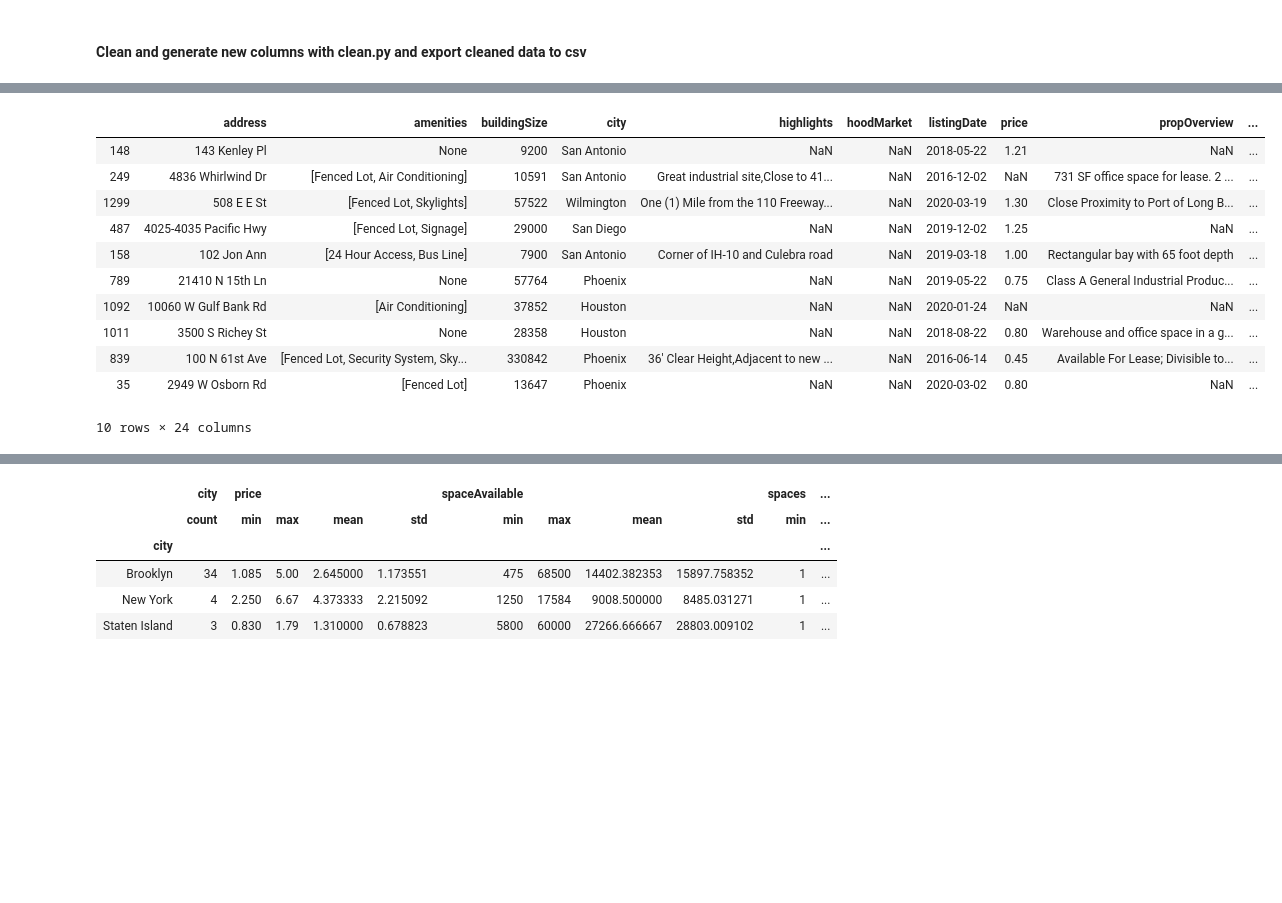
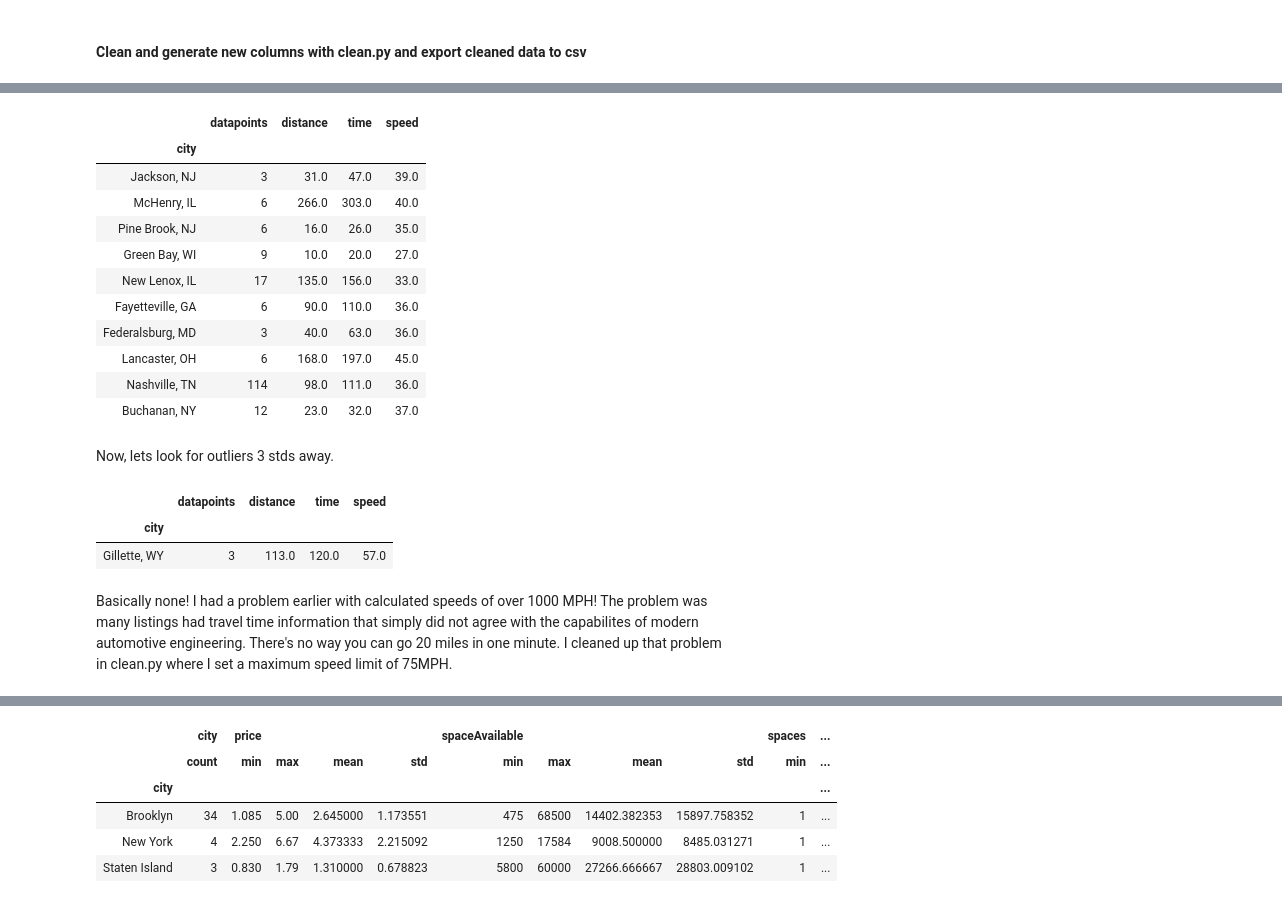
Before and after one commit to snuzbrokh/warehouses, a Jupyter notebook: analysis/testing.ipynb, the cells around one changed output, grey strips where cells are left out. Saved outputs shown, nothing was run; the diff lists cells and outputs as text; code cells hidden in the pictures; blank space fills up the shorter version.

```diff
--- a/analysis/testing.ipynb
+++ b/analysis/testing.ipynb
@@ -22,11 +22,13 @@ data = []
 for line in lines:
     data.append(pd.read_csv('./data/'+line[:-1]))
 
-df = pd.concat(data)
+df_raw = pd.concat(data)
 # %% [markdown]
 #### Clean and generate new columns with clean.py and export cleaned data to csv
 # %%
-df = clean(df)
+df = clean(df_raw)
 df.to_csv('data_cleaned.csv')
 df.shape
+df = df.dropna(subset=['price'])
+df.shape
 # %% [output]
@@ -40,7 +40,11 @@ See the caveats in the documentation: http://pandas.pydata.org/pandas-docs/stabl
 # %%
+# Create an empty list to house the extracted values
 lst = []
+# Enumerate for every dictionary entry in the transport column
 for i,dic in enumerate(df.transport):
+    state, city = df.iloc[i][['state','city']]
+    city = city + ', ' + state
     for k,v in dic.items():
-        lst.append([i,k,*v])
+        lst.append([i, state, city, k, *v])
 
-transport_df = pd.DataFrame(lst, columns=['Index','Transportation','Distance','TimeTo','SpeedOfTravel'])
+transport_df = pd.DataFrame(lst, columns=['index','state','city','name','distance','timeTo','speedOfTravel'])
@@ -46,0 +64,6 @@ transport_df = pd.DataFrame(lst, columns=['Index','Transportation','Distance','T
+# %%
+traffic_city = transport_df.groupby(['city']).agg({'city': 'count',
+                                                      'distance': 'mean',
+                                                      'timeTo' : 'mean',
+                                                      'speedOfTravel': 'mean'}).round(0)
+traffic_city.columns = ['datapoints','distance','time','speed']
@@ -47,15 +80,26 @@ transport_df = pd.DataFrame(lst, columns=['Index','Transportation','Distance','T
 # %%
-df.sample(10)
+traffic_city.sample(10)
 # %% [output]
-|  | address | amenities | buildingSize | city | highlights | hoodMarket | listingDate | price | propOverview | ... |
-| 148 | 143 Kenley Pl | None | 9200 | San Antonio | NaN | NaN | 2018-05-22 | 1.21 | NaN | ... |
-| 249 | 4836 Whirlwind Dr | [Fenced Lot, Air Conditioning] | 10591 | San Antonio | Great industrial site,Close to 41... | NaN | 2016-12-02 | NaN | 731 SF office space for lease. 2 ... | ... |
-| 1299 | 508 E E St | [Fenced Lot, Skylights] | 57522 | Wilmington | One (1) Mile from the 110 Freeway... | NaN | 2020-03-19 | 1.30 | Close Proximity to Port of Long B... | ... |
-| 487 | 4025-4035 Pacific Hwy | [Fenced Lot, Signage] | 29000 | San Diego | NaN | NaN | 2019-12-02 | 1.25 | NaN | ... |
-| 158 | 102 Jon Ann | [24 Hour Access, Bus Line] | 7900 | San Antonio | Corner of IH-10 and Culebra road | NaN | 2019-03-18 | 1.00 | Rectangular bay with 65 foot depth | ... |
-| 789 | 21410 N 15th Ln | None | 57764 | Phoenix | NaN | NaN | 2019-05-22 | 0.75 | Class A General Industrial Produc... | ... |
-| 1092 | 10060 W Gulf Bank Rd | [Air Conditioning] | 37852 | Houston | NaN | NaN | 2020-01-24 | NaN | NaN | ... |
-| 1011 | 3500 S Richey St | None | 28358 | Houston | NaN | NaN | 2018-08-22 | 0.80 | Warehouse and office space in a g... | ... |
-| 839 | 100 N 61st Ave | [Fenced Lot, Security System, Sky... | 330842 | Phoenix | 36' Clear Height,Adjacent to new ... | NaN | 2016-06-14 | 0.45 | Available For Lease; Divisible to... | ... |
-| 35 | 2949 W Osborn Rd | [Fenced Lot] | 13647 | Phoenix | NaN | NaN | 2020-03-02 | 0.80 | NaN | ... |
+|  | datapoints | distance | time | speed |
+| city |  |  |  |  |
+| Jackson, NJ | 3 | 31.0 | 47.0 | 39.0 |
+| McHenry, IL | 6 | 266.0 | 303.0 | 40.0 |
+| Pine Brook, NJ | 6 | 16.0 | 26.0 | 35.0 |
+| Green Bay, WI | 9 | 10.0 | 20.0 | 27.0 |
+| New Lenox, IL | 17 | 135.0 | 156.0 | 33.0 |
+| Fayetteville, GA | 6 | 90.0 | 110.0 | 36.0 |
+| Federalsburg, MD | 3 | 40.0 | 63.0 | 36.0 |
+| Lancaster, OH | 6 | 168.0 | 197.0 | 45.0 |
+| Nashville, TN | 114 | 98.0 | 111.0 | 36.0 |
+| Buchanan, NY | 12 | 23.0 | 32.0 | 37.0 |
-10 rows × 24 columns
+# %% [markdown]
+Now, lets look for outliers 3 stds away.
+# %%
+from scipy import stats
+traffic_city[np.abs(stats.zscore(traffic_city[['speed']]) > 3).all(axis=1)]
+# %% [output]
+|  | datapoints | distance | time | speed |
+| city |  |  |  |  |
+| Gillette, WY | 3 | 113.0 | 120.0 | 57.0 |
+# %% [markdown]
+Basically none! I had a problem earlier with calculated speeds of over 1000 MPH! The problem was many listings had travel time information that simply did not agree with the capabilites of modern automotive engineering. There's no way you can go 20 miles in one minute. I cleaned up that problem in clean.py where I set a maximum speed limit of 75MPH.
```
Also changed, not shown: parts of 91 cells of this notebook, 35 other files.
